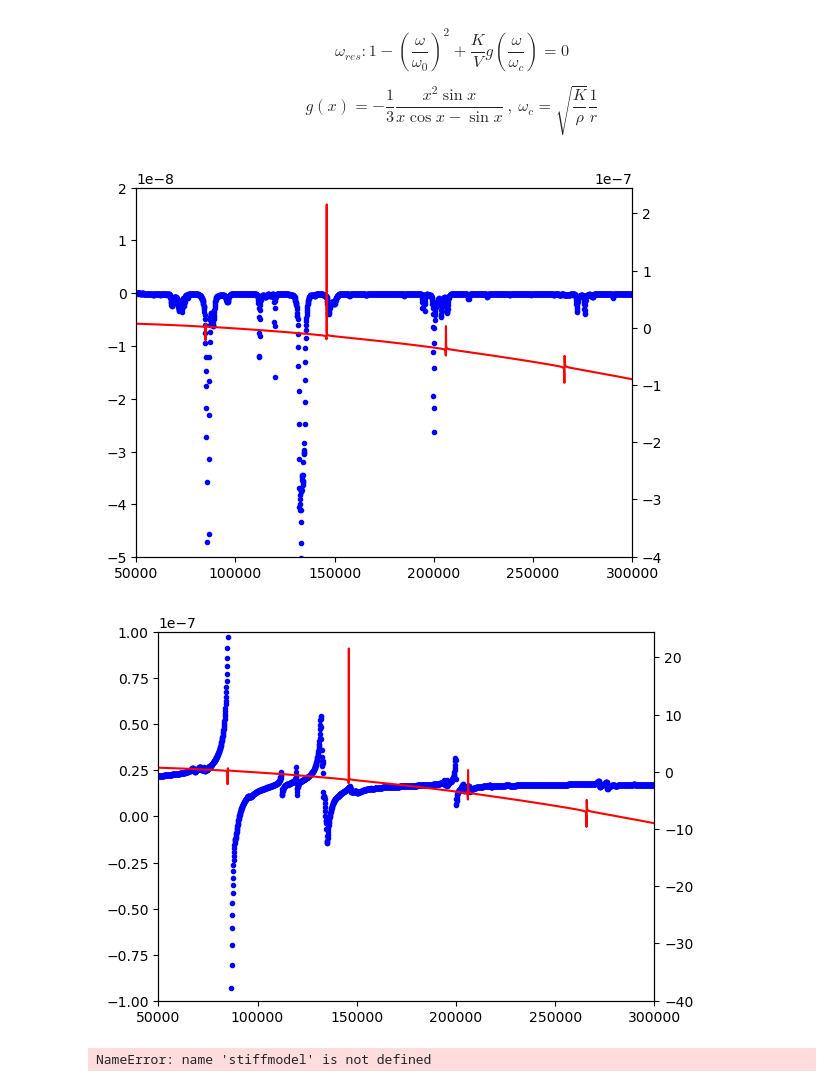
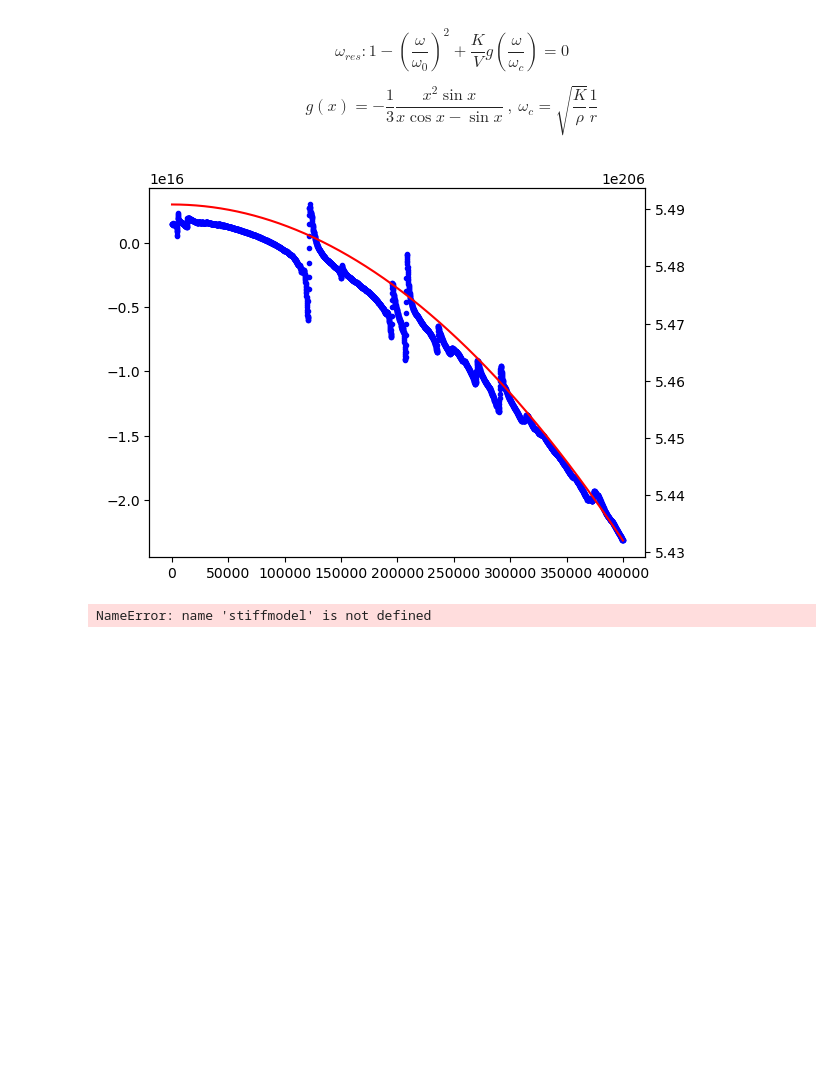
Before and after one commit to mattes01/ElasticityofCells, a Jupyter notebook: transducer06.ipynb, the cells around one changed output. Drawn from its saved outputs; the diff is of its cells as text; code cells hidden in the pictures; blank space fills up the shorter version.

```diff
--- a/transducer06.ipynb
+++ b/transducer06.ipynb
@@ -265,0 +304,2 @@ plt.xlim(5e4,3e5)
+# %%
+L = 3166286.9888230557
@@ -265,0 +315,17 @@ plt.xlim(5e4,3e5)
+# %%
+c_h2o = makeconstants(popt_C_h2o, L, V)
+c_d2o = makeconstants(popt_C_d2o, L, V)
+c_h2olip = makeconstants(popt_C_h2olip, L, V)
+c_d2olip = makeconstants(popt_C_d2olip, L, V)
+
+#p0 = [9e4, 8e-8, 2e-7]
+p0 = 19e9, 2.4e5 #7e3, 4.3e2
+s, e =200, 1800
+S_fit_h2o, popt_S_h2o = makestifffits(res_h2o, S_h2o, c_h2o, p0, s, e)
+weird = [[5.87225269e-02, 2.76223529e-05, 1.99999999e-04],
+       [2.25066857e-02, 3.25503061e-07, 1.99999999e-04],
+       [4.75156572e-02, 9.23193862e-05, 1.99999996e-04]]
+weird2 = [[2.66896018e-03, 1.88851885e+06, 2.69131422e+04],
+       [2.69369194e-03, 8.99065735e+04, 2.59832774e+04],
+       [2.70845030e-03, 6.35111781e+05, 2.67465609e+04]]
+popt_S_h2o
@@ -292,34 +412,23 @@ p0_d2olip_1 = [1.8e-08, 1.5e+01, 1.865e+04]
 p0_d2olip_2 = [1.8e-08, 1.5e+01, 1.9e+04]
 p0_d2olip_3 = [1.8e-08, 1.5e+01, 1.89e+04]
 # %%
-data = res_d2o
-i = 2
-p0 = p0_d2olip_3 = [1.8e-08, 1.5e+01, 1.89e+04, 2.89948517e+13]
+data = res_h2o
+i = 0
+p0 = 9e5, 23e200, 1e6
 
 data_fit = np.zeros((1,4000), dtype=complex)
-data_fit = lineuptoC(data[i].fr_bridge, *p0)
-
-data_fit_imag = data_fit*1j*1e-8
-fig, ax1 = plt.subplots()
-ax2 = ax1.twinx()
-ax1.plot(data[i].fr_bridge, data[i].C_bridge.imag, '.b')
-ax2.plot(data[i].fr_bridge, data_fit_imag.imag, '-r')
-ax1.set_ylim(-5e-8,2e-8)
-ax1.set_xlim(5e4,3e5)
-#plt.ylim(-1,2e-7)
-plt.show()
+data_fit = stiffnessfiteq(data[i].fr_bridge, c_h2o[0], *p0)
 
 fig, ax1 = plt.subplots()
 ax2 = ax1.twinx()
-ax1.plot(data[i].fr_bridge, data[i].C_bridge.real, '.b')
-ax2.plot(data[i].fr_bridge, data_fit.real, '-r')
-ax1.set_ylim(-1e-7,1e-7)
-ax1.set_xlim(5e4,3e5)
+ax1.plot(data[i].fr_bridge, S_h2o[i], '.b')
+ax2.plot(data[i].fr_bridge, data_fit, '-r')
+#ax1.set_ylim(-5e-8,2e-8)
+#ax1.set_xlim(5e4,3e5)
 #plt.ylim(-1,2e-7)
 plt.show()
 # %% [output]
-[figure, old version]
+[figure, new version]
-[figure, removed]
 # %%
 p0 =   [[popt_C_e[0][1], 1200000, 14300, popt_C_e[0][3]], [popt_C_e[1][1], 1200000, 14300, popt_C_e[1][3]], [popt_C_e[2][1], 1400000, 18400, popt_C_e[2][3]]]
 S_fit_e, popt_S_e = makefits(lineuptoC, res_e, p0)
```
Also changed, not shown: parts of 19 cells of this notebook.
